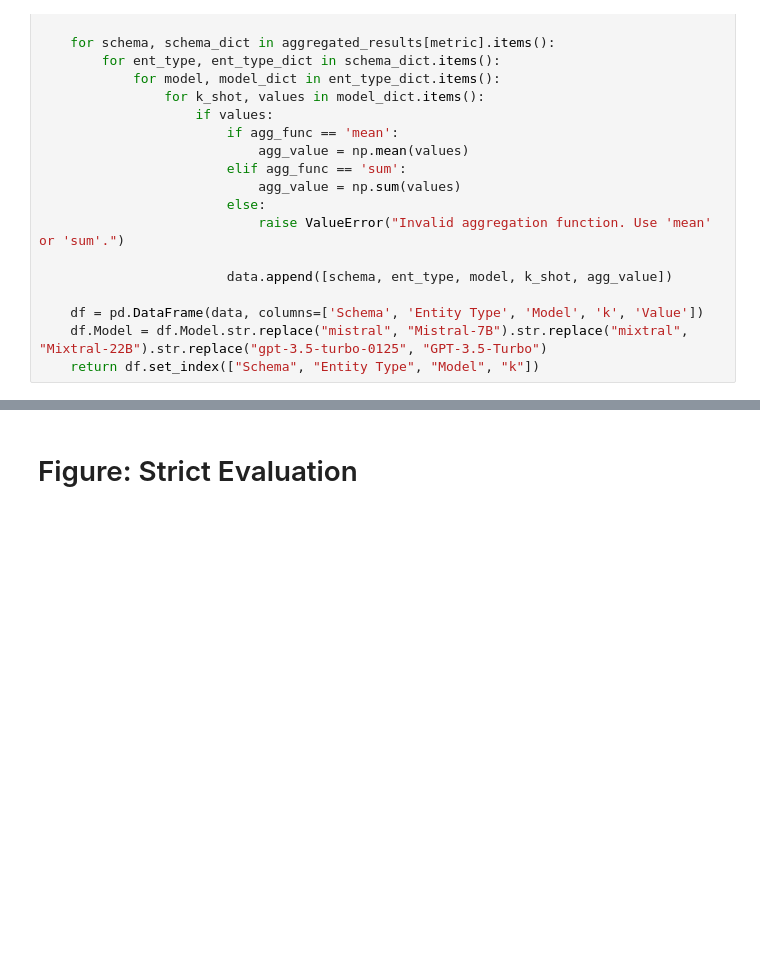
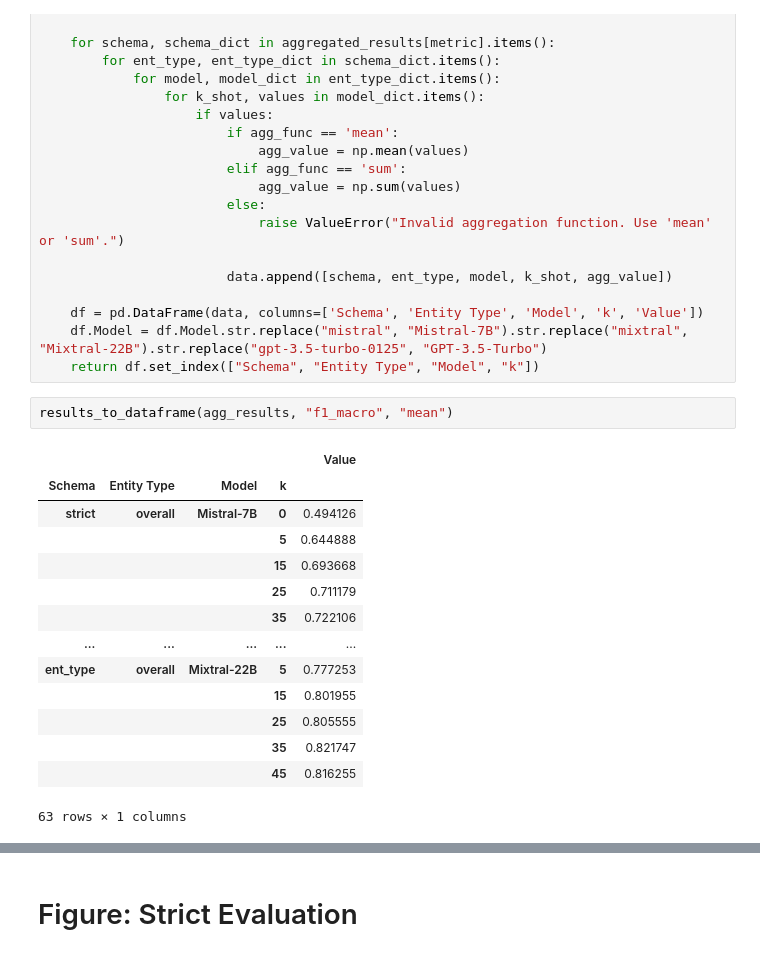
Before and after one commit to progsi/YTUnCoverLLM, a Jupyter notebook: notebooks/reddit_results.ipynb, the cells around one changed output, grey strips where cells are left out. Saved outputs shown, nothing was run; the diff lists cells and outputs as text; blank space fills up the shorter version.

```diff
--- a/notebooks/reddit_results.ipynb
+++ b/notebooks/reddit_results.ipynb
@@ -113,3 +113,20 @@ def results_to_dataframe(aggregated_results, metric, agg_func='mean'):
     df = pd.DataFrame(data, columns=['Schema', 'Entity Type', 'Model', 'k', 'Value'])
     df.Model = df.Model.str.replace("mistral", "Mistral-7B").str.replace("mixtral", "Mixtral-22B").str.replace("gpt-3.5-turbo-0125", "GPT-3.5-Turbo")
     return df.set_index(["Schema", "Entity Type", "Model", "k"])
+# %%
+results_to_dataframe(agg_results, "f1_macro", "mean")
+# %% [output]
+|  |  |  |  | Value |
+| Schema | Entity Type | Model | k |  |
+| strict | overall | Mistral-7B | 0 | 0.494126 |
+|  |  |  | 5 | 0.644888 |
+|  |  |  | 15 | 0.693668 |
+|  |  |  | 25 | 0.711179 |
+|  |  |  | 35 | 0.722106 |
+| ... | ... | ... | ... | ... |
+| ent_type | overall | Mixtral-22B | 5 | 0.777253 |
+|  |  |  | 15 | 0.801955 |
+|  |  |  | 25 | 0.805555 |
+|  |  |  | 35 | 0.821747 |
+|  |  |  | 45 | 0.816255 |
+63 rows × 1 columns
```
Also changed, not shown: parts of 17 cells of this notebook, 1 other file.
